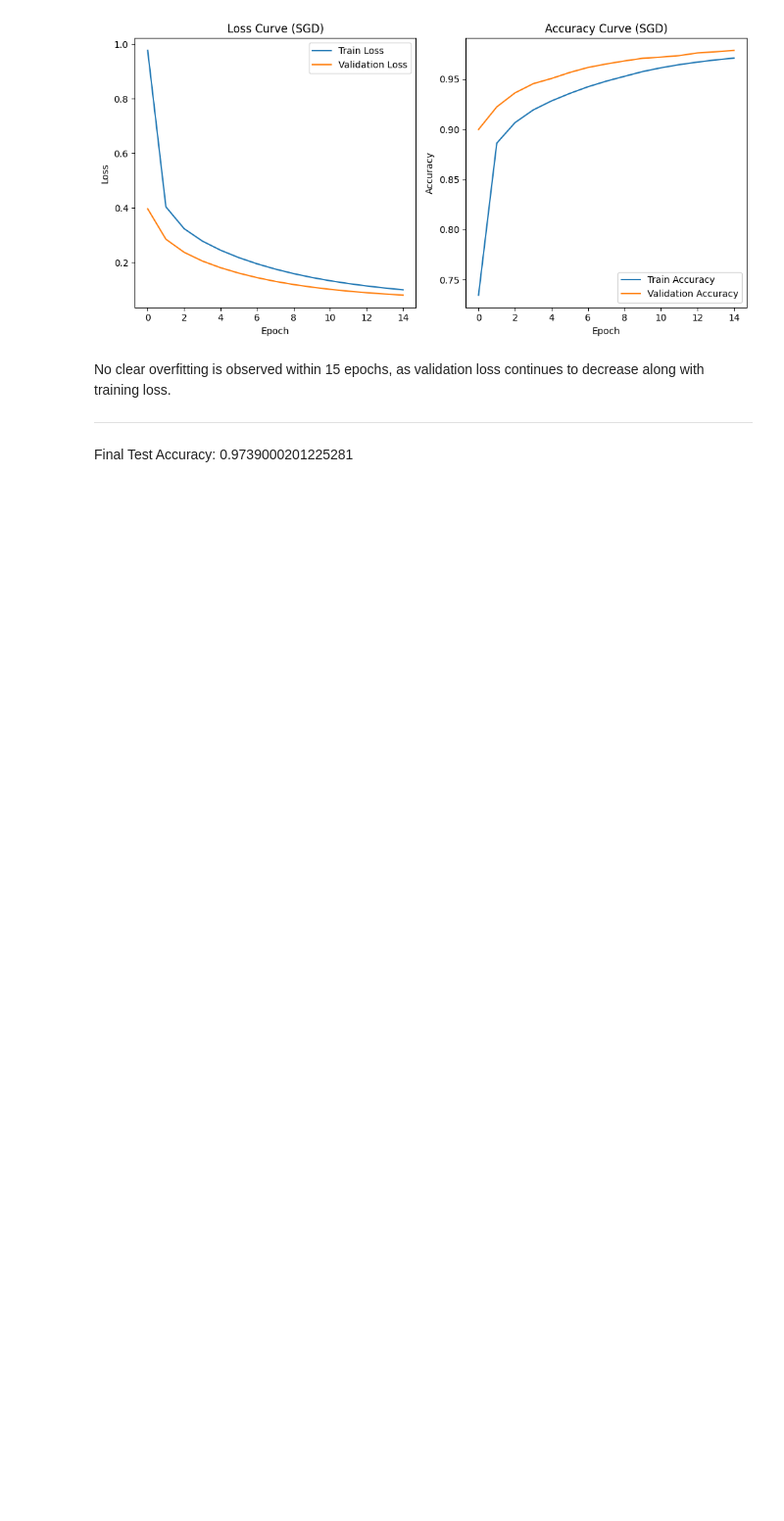
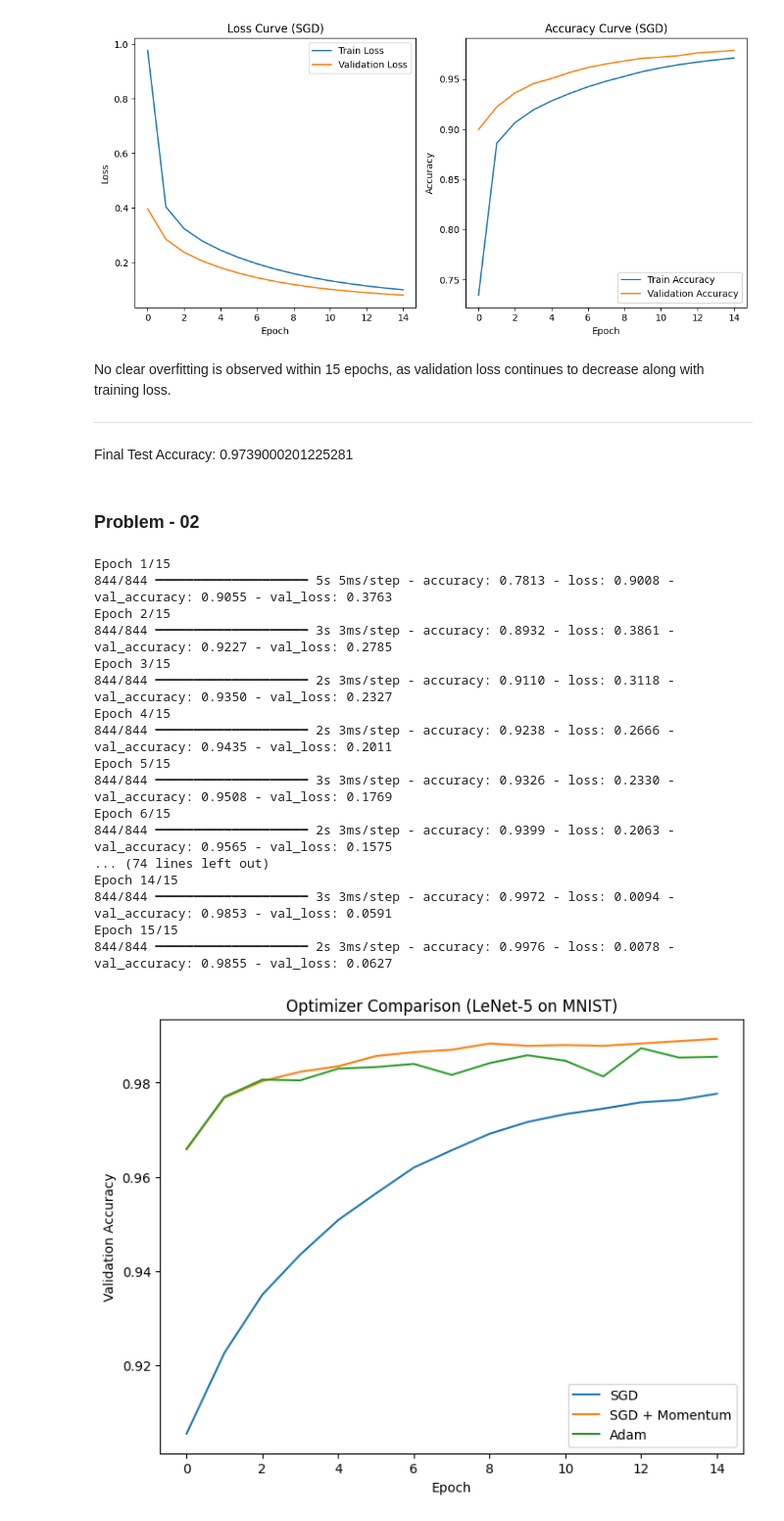
Before and after one commit to ratnesh44/cnn, a Jupyter notebook: Untitled0.ipynb, the cells around one changed output. Shown at 98% size. Drawn from its saved outputs; the diff is of its cells as text; code cells hidden in the pictures; blank space fills up the shorter version.

Commit message:
compared SGD, momentum, and Adam optimizers with validation accuracy curves

```diff
--- a/Untitled0.ipynb
+++ b/Untitled0.ipynb
@@ -743,3 +743,66 @@ No clear overfitting is observed within 15 epochs, as validation loss continues
 
 ---
 Final Test Accuracy: 0.9739000201225281
+# %% [markdown]
+### Problem - 02
+# %%
+def train_model(optimizer):
+    model = build_lenet()
+    model.compile(
+        optimizer=optimizer,
+        loss='categorical_crossentropy',
+        metrics=['accuracy']
+    )
+
+    history = model.fit(
+        x_train_mnist_p, y_train_mnist_p,
+        epochs=15,
+        batch_size=64,
+        validation_split=0.1,
+        verbose=1
+    )
+    return history
+
+#SGD
+hist_sgd = train_model(tf.keras.optimizers.SGD(learning_rate=0.01))
+
+#SGD+Momentum
+hist_mom = train_model(tf.keras.optimizers.SGD(learning_rate=0.01, momentum=0.9))
+
+#Adam
+hist_adam = train_model(tf.keras.optimizers.Adam(learning_rate=0.001))
+
+import matplotlib.pyplot as plt
+
+plt.figure(figsize=(8,6))
+
+plt.plot(hist_sgd.history['val_accuracy'], label='SGD')
+plt.plot(hist_mom.history['val_accuracy'], label='SGD + Momentum')
+plt.plot(hist_adam.history['val_accuracy'], label='Adam')
+
+plt.xlabel("Epoch")
+plt.ylabel("Validation Accuracy")
+plt.title("Optimizer Comparison (LeNet-5 on MNIST)")
+plt.legend()
+
+plt.savefig("optimiser_comparison.png")
+plt.show()
+# %% [output]
+Epoch 1/15
+844/844 ━━━━━━━━━━━━━━━━━━━━ 5s 5ms/step - accuracy: 0.7813 - loss: 0.9008 - val_accuracy: 0.9055 - val_loss: 0.3763
+Epoch 2/15
+844/844 ━━━━━━━━━━━━━━━━━━━━ 3s 3ms/step - accuracy: 0.8932 - loss: 0.3861 - val_accuracy: 0.9227 - val_loss: 0.2785
+Epoch 3/15
+844/844 ━━━━━━━━━━━━━━━━━━━━ 2s 3ms/step - accuracy: 0.9110 - loss: 0.3118 - val_accuracy: 0.9350 - val_loss: 0.2327
+Epoch 4/15
+844/844 ━━━━━━━━━━━━━━━━━━━━ 2s 3ms/step - accuracy: 0.9238 - loss: 0.2666 - val_accuracy: 0.9435 - val_loss: 0.2011
+Epoch 5/15
+844/844 ━━━━━━━━━━━━━━━━━━━━ 3s 3ms/step - accuracy: 0.9326 - loss: 0.2330 - val_accuracy: 0.9508 - val_loss: 0.1769
+Epoch 6/15
+844/844 ━━━━━━━━━━━━━━━━━━━━ 2s 3ms/step - accuracy: 0.9399 - loss: 0.2063 - val_accuracy: 0.9565 - val_loss: 0.1575
+... (74 lines left out)
+Epoch 14/15
+844/844 ━━━━━━━━━━━━━━━━━━━━ 3s 3ms/step - accuracy: 0.9972 - loss: 0.0094 - val_accuracy: 0.9853 - val_loss: 0.0591
+Epoch 15/15
+844/844 ━━━━━━━━━━━━━━━━━━━━ 2s 3ms/step - accuracy: 0.9976 - loss: 0.0078 - val_accuracy: 0.9855 - val_loss: 0.0627
+[figure, added]
```
Also changed, not shown: parts of 1 cell of this notebook.
